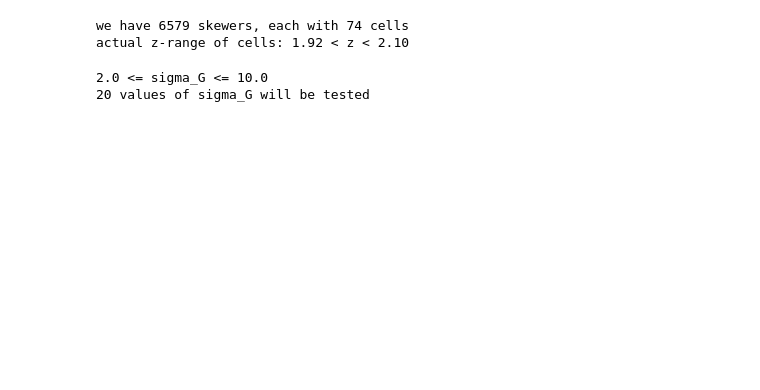
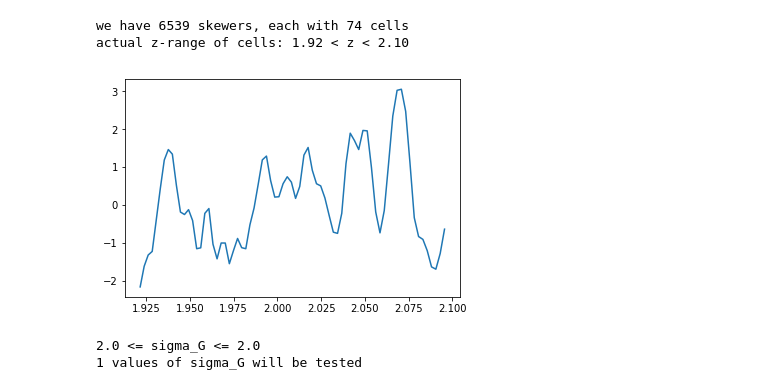
Before and after one commit to igmhub/LyaCoLoRe, a Jupyter notebook: example_scripts/tune_flux.ipynb, the cells around one changed output. Saved outputs shown, nothing was run; the diff lists cells and outputs as text; code cells hidden in the pictures; blank space fills up the shorter version.

Commit message:
Corrections to process_colore and tune_flux

```diff
--- a/example_scripts/tune_flux.ipynb
+++ b/example_scripts/tune_flux.ipynb
@@ -9,27 +9,40 @@ z_bin = (z_bin_centre-z_bin_width/2,z_bin_centre+z_bin_width/2)
 beta = 1.0
 # %%
 #Get the gaussian delta skewers
-h = fits.open('/Users/jfarr/Projects/repixelise/test_output/test_multi/0/10/picca-gaussian-8-10.fits')
-delta_G_rows = h[1].data.T
+h = fits.open('/Users/jfarr/Projects/test_data/process_output_G_hZ_4096_32_sr2.0_bm1_nside8/2/276/picca-gaussian-8-276.fits')
+delta_G_rows = h[0].data.T
+IVAR_rows = h[1].data.T
 #delta_G_rows = delta_G_rows[0,:]
 
 #Trim the skewers to a narrow window around the z value selected
 #Get the growth factor and any other useful things
-master = fits.open('/Users/jfarr/Projects/repixelise/test_output/test_multi/nside_8_master.fits')
+master = fits.open('/Users/jfarr/Projects/test_data/process_output_G_hZ_4096_32_sr2.0_bm1_nside8/nside_8_master.fits')
 D = master[2].data['D'][-571:]
 Z = master[2].data['Z'][-571:]
-valid_start = np.argmax(Z>z_bin[0])
-valid_end = np.argmax(Z>z_bin[1]) - 1
+Z_QSO = h[3].data['Z']
 
-D = D[valid_start:valid_end]
-Z = Z[valid_start:valid_end]
-delta_G_rows = delta_G_rows[:,valid_start:valid_end]
+first_valid_cell = np.argmax(Z>z_bin[0])
+last_valid_cell = np.argmax(Z>z_bin[1]) - 1
+valid_rows = Z_QSO>z_bin[0]
+
+D = D[first_valid_cell:last_valid_cell]
+Z = Z[first_valid_cell:last_valid_cell]
+delta_G_rows = delta_G_rows[:,first_valid_cell:last_valid_cell]
+delta_G_rows = delta_G_rows[valid_rows,:]
+IVAR_rows = IVAR_rows[:,first_valid_cell:last_valid_cell]
+IVAR_rows = IVAR_rows[valid_rows,:]
+Z_QSO = Z_QSO[valid_rows]
 
 print('we have {} skewers, each with {} cells'.format(delta_G_rows.shape[0],delta_G_rows.shape[1]))
 print('actual z-range of cells: {:2.2f} < z < {:2.2f}'.format(np.min(Z),np.max(Z)))
 # %% [output]
-we have 6579 skewers, each with 74 cells
+we have 6539 skewers, each with 74 cells
 actual z-range of cells: 1.92 < z < 2.10
+# %%
+plt.plot(Z,delta_G_rows[np.argmax(Z_QSO),:])
+plt.show()
+# %% [output]
+[figure, added]
 # %%
 def lognormal_transform(delta_G_rows,sigma_G,D):
     density_rows = np.zeros(delta_G_rows.shape)
@@ -65,10 +95,10 @@ def search_parameter_monotonic(start_parameter,tolerance):
 # %%
-sigma_G_values = np.linspace(2,10,20)
-print('{} <= sigma_G <= {}'.format(np.min(sigma_G_grid),np.max(sigma_G_grid)))
-print('{} values of sigma_G will be tested'.format(sigma_G_grid.shape[0]))
+sigma_G_values = np.linspace(2,2,1)
+print('{} <= sigma_G <= {}'.format(np.min(sigma_G_values),np.max(sigma_G_values)))
+print('{} values of sigma_G will be tested'.format(sigma_G_values.shape[0]))
 # %% [output]
-2.0 <= sigma_G <= 10.0
-20 values of sigma_G will be tested
+2.0 <= sigma_G <= 2.0
+1 values of sigma_G will be tested
 # %%
 tolerance = 0.0001
 
```
Also changed, not shown: parts of 4 cells of this notebook, 2 other files.
